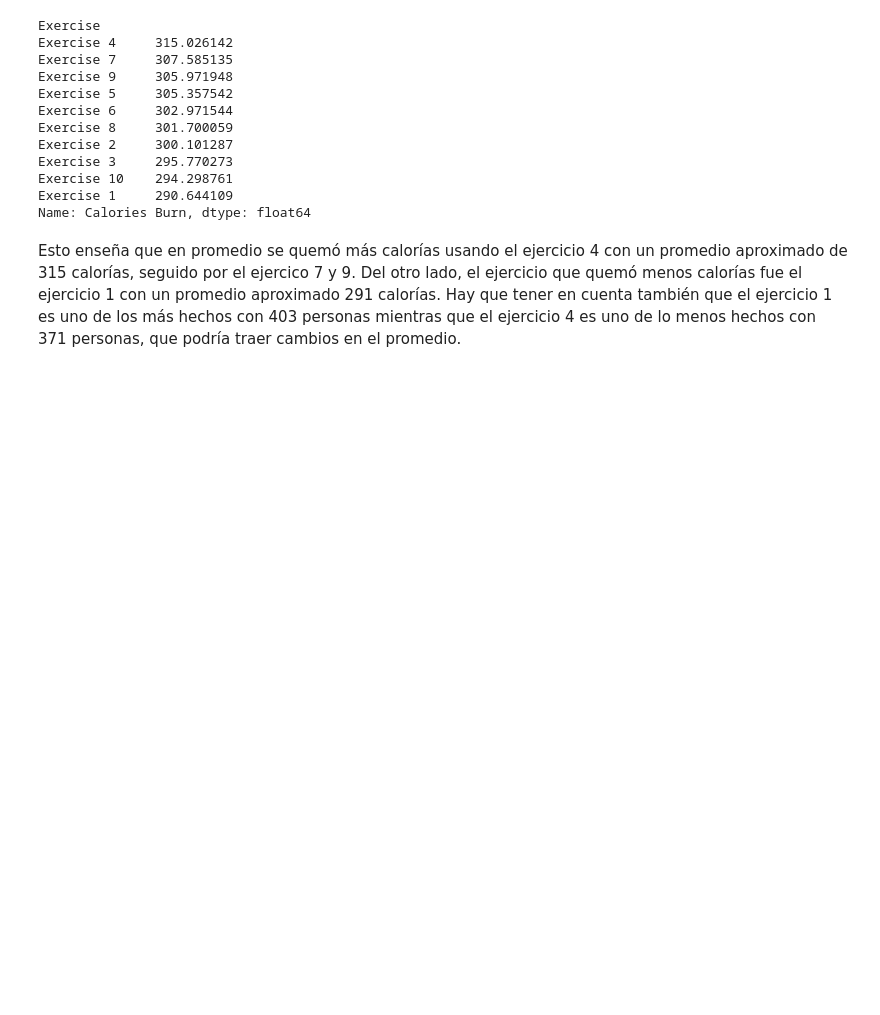
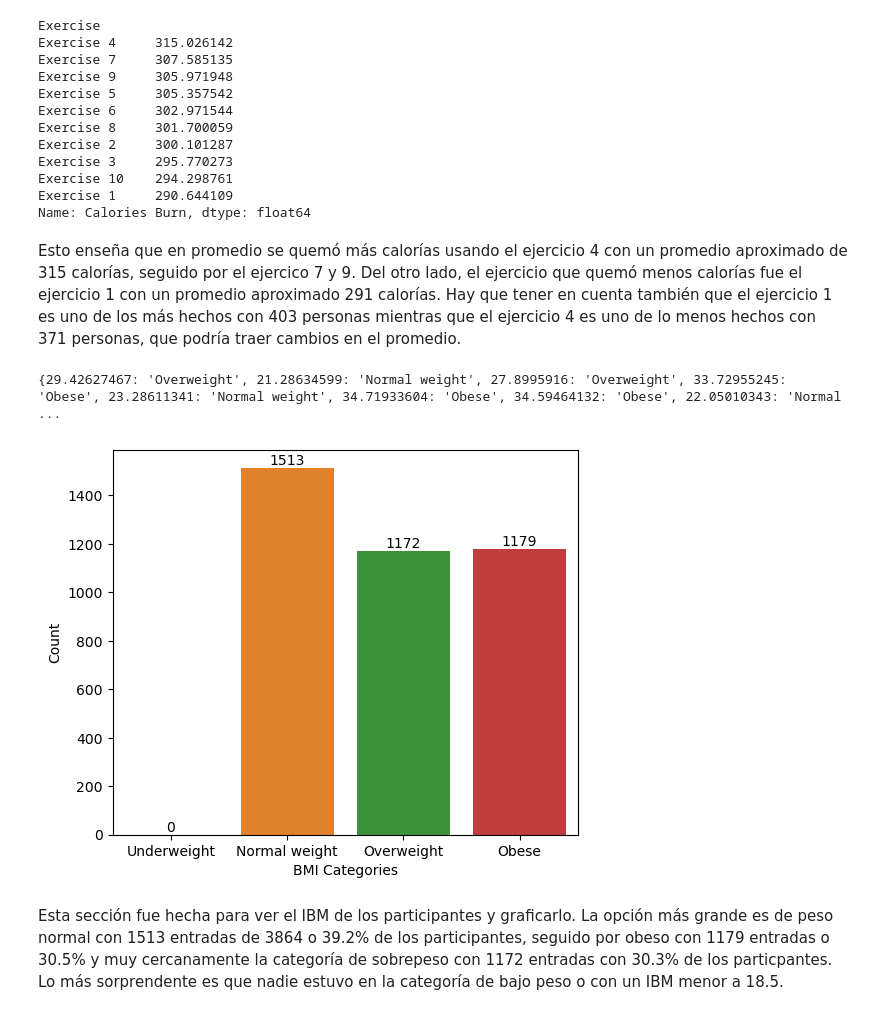
Before and after one commit to marcoa0602/PR2, a Jupyter notebook: cuaderno.ipynb, the cells around one changed output. Cells and saved outputs as stored; diff of their text form; code cells hidden in the pictures; blank space fills up the shorter version.

```diff
--- a/cuaderno.ipynb
+++ b/cuaderno.ipynb
@@ -156,3 +156,44 @@ Exercise 1     290.644109
 Name: Calories Burn, dtype: float64
 # %% [markdown]
 Esto enseña que en promedio se quemó más calorías usando el ejercicio 4 con un promedio aproximado de 315 calorías, seguido por el ejercico 7 y 9. Del otro lado, el ejercicio que quemó menos calorías fue el ejercicio 1 con un promedio aproximado 291 calorías. Hay que tener en cuenta también que el ejercicio 1 es uno de los más hechos con 403 personas mientras que el ejercicio 4 es uno de lo menos hechos con 371 personas, que podría traer cambios en el promedio.
+# %%
+def categorize_bmi(bmi):
+    if bmi < 18.5:
+        return "Underweight"
+    elif 18.5 <= bmi < 25:
+        return "Normal weight"
+    elif 25 <= bmi < 30:
+        return "Overweight"
+    else:
+        return "Obese"
+
+bmi_categories = {bmi: categorize_bmi(bmi) for bmi in df_exercise['BMI']}
+# %% [output]
+{29.42627467: 'Overweight', 21.28634599: 'Normal weight', 27.8995916: 'Overweight', 33.72955245: 'Obese', 23.28611341: 'Normal weight', 34.71933604: 'Obese', 34.59464132: 'Obese', 22.05010343: 'Normal ...
+# %%
+category_counts = {
+    "Underweight": 0,
+    "Normal weight": 0,
+    "Overweight": 0,
+    "Obese": 0
+}
+
+for bmi, category in bmi_categories.items():
+    category_counts[category] += 1
+
+categories = list(category_counts.keys())
+counts = list(category_counts.values())
+
+fig, ax = plt.subplots(figsize = (6,5))
+sns.barplot(x = categories, y = counts)
+plt.xlabel('BMI Categories')
+plt.ylabel('Count')
+
+for i, count in enumerate(counts):
+    plt.text(i, count + 0.1, str(count), ha='center', va='bottom')
+
+plt.show()
+# %% [output]
+[figure, added]
+# %% [markdown]
+Esta sección fue hecha para ver el IBM de los participantes y graficarlo. La opción más grande es de peso normal con 1513 entradas de 3864 o 39.2% de los participantes, seguido por obeso con 1179 entradas o 30.5% y muy cercanamente la categoría de sobrepeso con 1172 entradas con 30.3% de los particpantes. Lo más sorprendente es que nadie estuvo en la categoría de bajo peso o con un IBM menor a 18.5.
```
